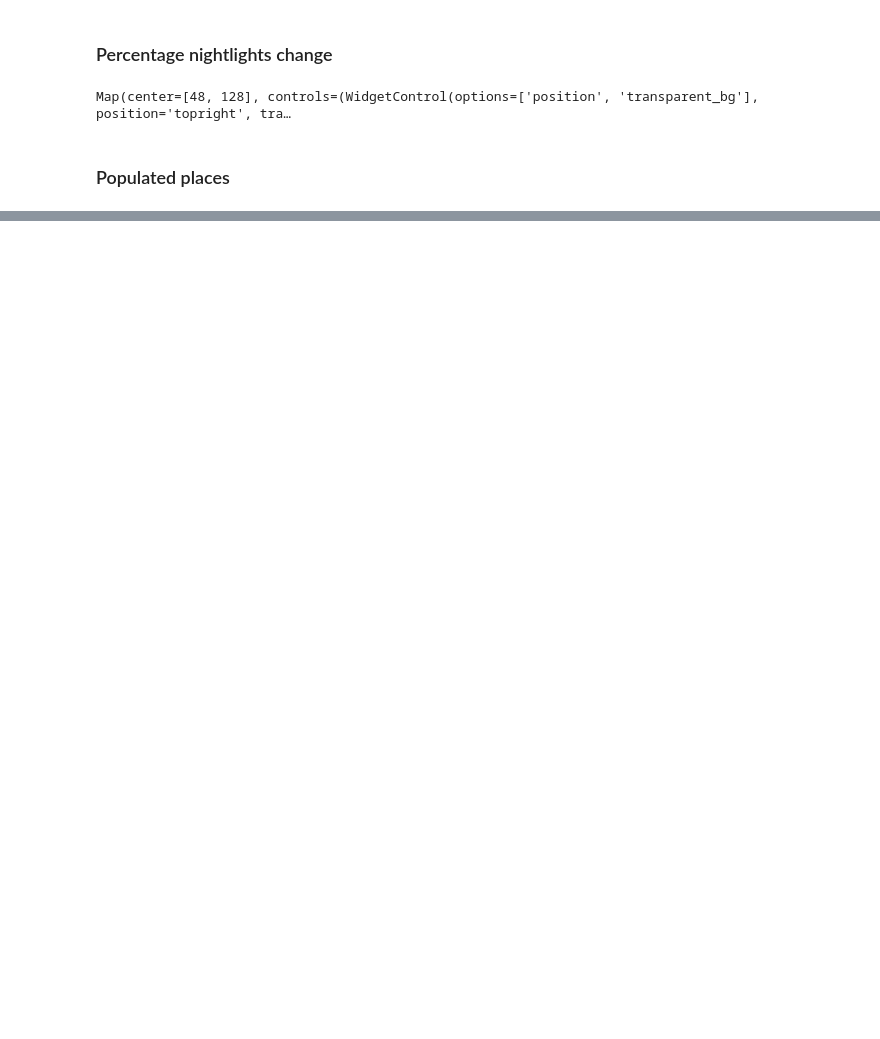
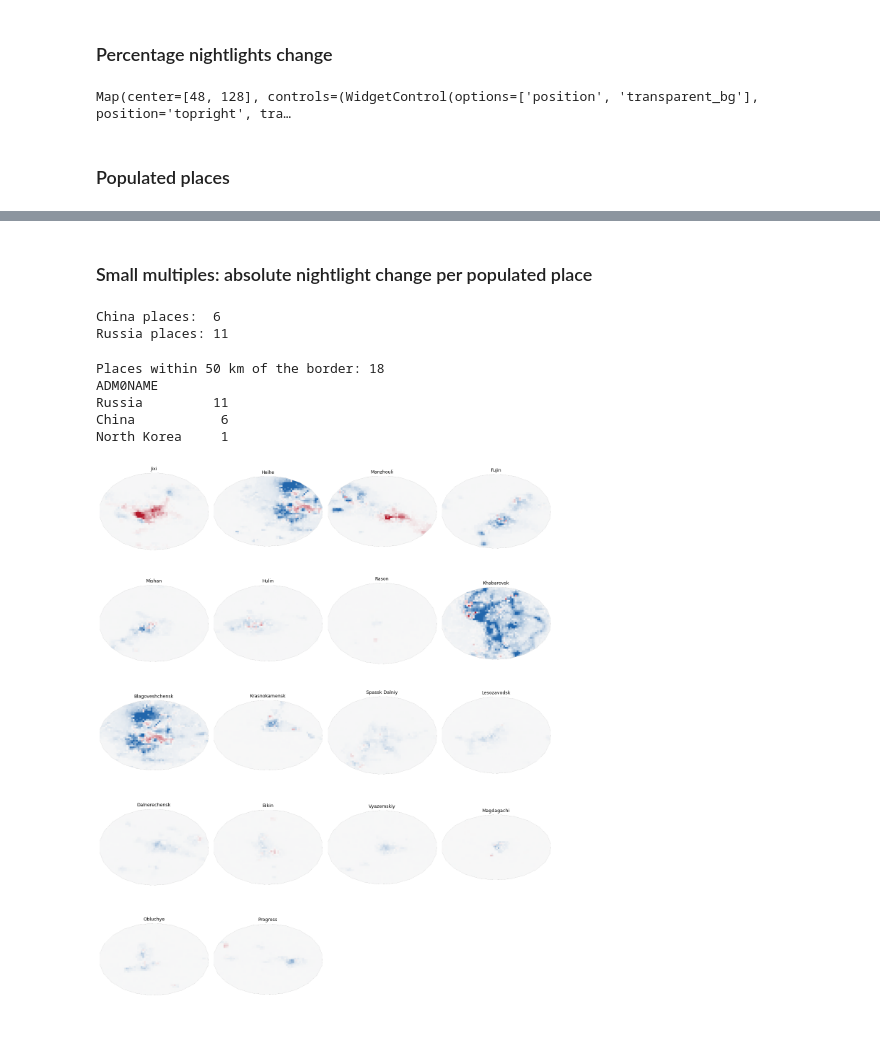
Before and after one commit to joseph-c100/russia-china-border-geospatial, a Jupyter notebook: dis-setup.ipynb, the cells around one changed output, grey strips where cells are left out. Cells and saved outputs as stored; diff of their text form; code cells hidden in the pictures; blank space fills up the shorter version.

Commit message:
display small multiples

```diff
--- a/dis-setup.ipynb
+++ b/dis-setup.ipynb
@@ -131,0 +156,80 @@ populatedPlacesGeomBuffered = populatedPlacesGeom.buffer(10000) # buffer by 10km
+# %% [markdown]
+### Small multiples: absolute nightlight change per populated place
+# %%
+eePlaces = populatedPlacesObject.filterBounds(russiaChinaBorderGeomBuffered)
+
+chinaPlaces  = eePlaces.filter(ee.Filter.eq('ADM0NAME', 'China')).sort('POP_MAX', False)
+russiaPlaces = eePlaces.filter(ee.Filter.eq('ADM0NAME', 'Russia')).sort('POP_MAX', False)
+
+N_PER_SIDE = 24   # thumbnails per grid; raise to include the whole tail
+BOX_KM     = 10   # half-width of each window, matching the 10km place buffer
+
+print('China places: ', chinaPlaces.size().getInfo())
+print('Russia places:', russiaPlaces.size().getInfo())
+# %% [output]
+China places:  6
+Russia places: 11
+# %%
+# --- Populated places within the border buffer, as a GeoDataFrame -------
+METRIC_CRS = '+proj=aeqd +lat_0=48 +lon_0=128 +datum=WGS84 +units=m +no_defs'
+
+BUFFER_KM = 50
+borderGDF = gpd.read_file('china-russia-border.geojson').to_crs(epsg=4326)
+
+_buf = borderGDF.to_crs(METRIC_CRS).buffer(BUFFER_KM * 1000)
+borderBuffer = _buf.union_all() if hasattr(_buf, 'union_all') else _buf.unary_union
+
+inBuffer = populatedPlacesGDF.to_crs(METRIC_CRS).within(borderBuffer)
+places = (populatedPlacesGDF[inBuffer]
+          .sort_values(['ADM0NAME', 'POP_MAX'], ascending=[True, False])
+          .reset_index(drop=True))
+
+print('Places within %d km of the border: %d' % (BUFFER_KM, len(places)))
+print(places['ADM0NAME'].value_counts().to_string())
+# %% [output]
+Places within 50 km of the border: 18
+ADM0NAME
+Russia         11
+China           6
+North Korea     1
+# %%
+import math
+import urllib.request
+import matplotlib.pyplot as plt
+import matplotlib.image as mpimg
+from io import BytesIO
+
+NCOLS = 4
+NROWS = math.ceil(len(places) / NCOLS)
+
+fig, axes = plt.subplots(NROWS, NCOLS, figsize=(3.2 * NCOLS, 3.2 * NROWS))
+axes_flat = axes.flatten()
+
+for ax in axes_flat:
+    ax.axis('off')  # blank out any leftover panels on the last row
+
+for i, row in places.iterrows():
+    place_geom = ee.Geometry.Point([row.geometry.x,
+    row.geometry.y]).buffer(10000)
+    clipped = abs_change.clip(place_geom)
+
+    url = clipped.getThumbURL({
+          'min': -5, 'max': 5,
+          'palette': ['#b2182b', '#f7f7f7', '#2166ac'],
+          'region': place_geom,
+          'dimensions': 512,
+          'format': 'png'
+    })
+
+    with urllib.request.urlopen(url) as resp:
+        img = mpimg.imread(BytesIO(resp.read()), format='png')
+
+    ax = axes_flat[i]
+    ax.imshow(img)
+    ax.set_title(row['NAME'], fontsize=9)
+    ax.axis('off')
+
+plt.tight_layout()
+plt.show()
+# %% [output]
+[figure, added]
```
Also changed, not shown: parts of 6 cells of this notebook, 1 other file.
